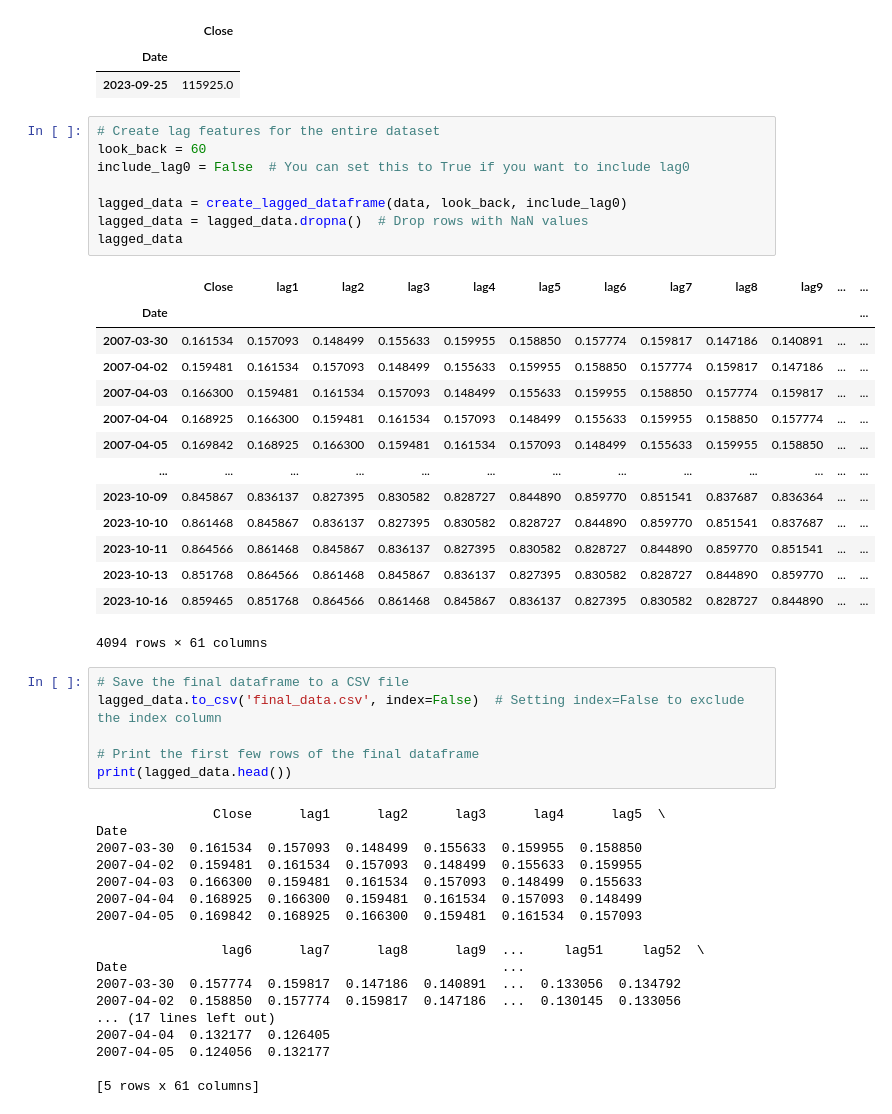
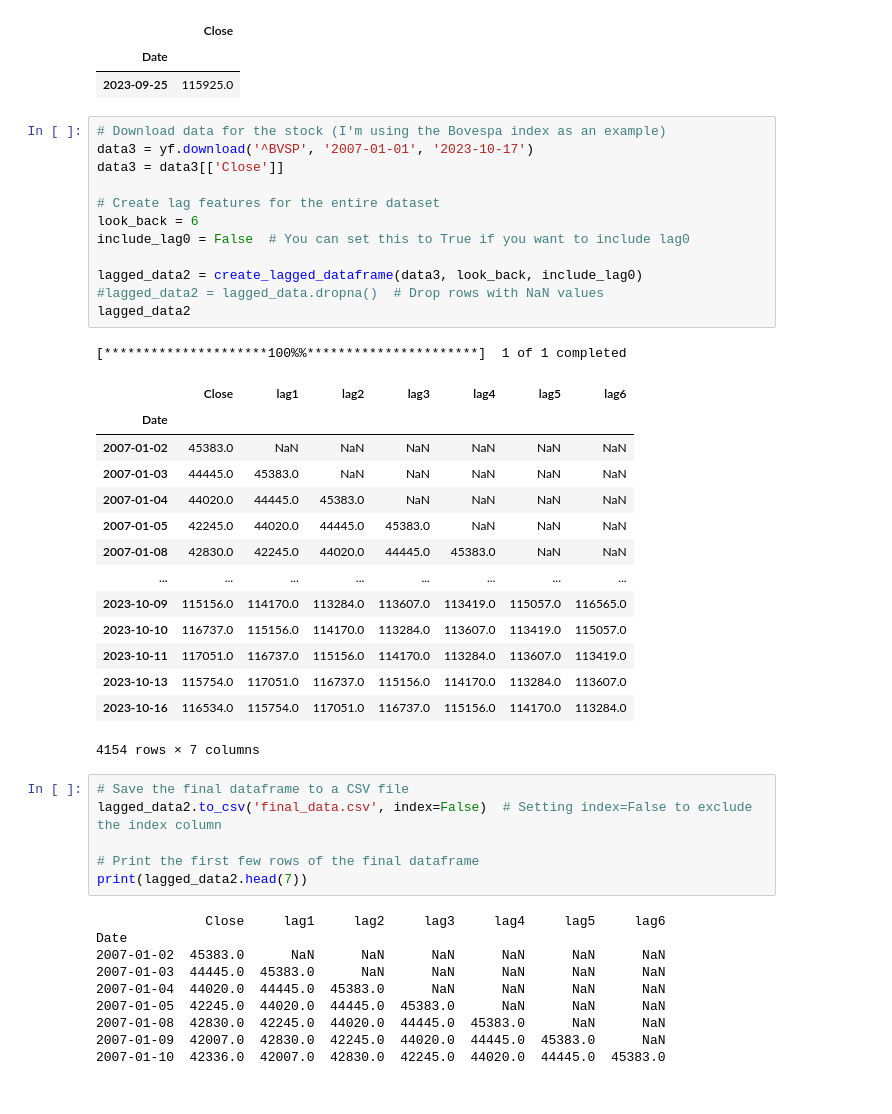
Before and after one commit to marreapato/Forecasting-BVSP-Deep-Learning, a Jupyter notebook: Baseline_Com_Lags.ipynb, the cells around one changed output. Cells and saved outputs as stored; diff of their text form.

```diff
--- a/Baseline_Com_Lags.ipynb
+++ b/Baseline_Com_Lags.ipynb
@@ -302,52 +327,49 @@ data2
 | Date |  |
 | 2023-09-25 | 115925.0 |
 # %%
+# Download data for the stock (I'm using the Bovespa index as an example)
+data3 = yf.download('^BVSP', '2007-01-01', '2023-10-17')
+data3 = data3[['Close']]
+
 # Create lag features for the entire dataset
-look_back = 60
+look_back = 6
 include_lag0 = False  # You can set this to True if you want to include lag0
 
-lagged_data = create_lagged_dataframe(data, look_back, include_lag0)
-lagged_data = lagged_data.dropna()  # Drop rows with NaN values
-lagged_data
+lagged_data2 = create_lagged_dataframe(data3, look_back, include_lag0)
+#lagged_data2 = lagged_data.dropna()  # Drop rows with NaN values
+lagged_data2
 # %% [output]
+[*********************100%%**********************]  1 of 1 completed
-|  | Close | lag1 | lag2 | lag3 | lag4 | lag5 | lag6 | lag7 | lag8 | lag9 | ... | ... |
-| Date |  |  |  |  |  |  |  |  |  |  |  | ... |
-| 2007-03-30 | 0.161534 | 0.157093 | 0.148499 | 0.155633 | 0.159955 | 0.158850 | 0.157774 | 0.159817 | 0.147186 | 0.140891 | ... | ... |
-| 2007-04-02 | 0.159481 | 0.161534 | 0.157093 | 0.148499 | 0.155633 | 0.159955 | 0.158850 | 0.157774 | 0.159817 | 0.147186 | ... | ... |
-| 2007-04-03 | 0.166300 | 0.159481 | 0.161534 | 0.157093 | 0.148499 | 0.155633 | 0.159955 | 0.158850 | 0.157774 | 0.159817 | ... | ... |
-| 2007-04-04 | 0.168925 | 0.166300 | 0.159481 | 0.161534 | 0.157093 | 0.148499 | 0.155633 | 0.159955 | 0.158850 | 0.157774 | ... | ... |
-| 2007-04-05 | 0.169842 | 0.168925 | 0.166300 | 0.159481 | 0.161534 | 0.157093 | 0.148499 | 0.155633 | 0.159955 | 0.158850 | ... | ... |
-| ... | ... | ... | ... | ... | ... | ... | ... | ... | ... | ... | ... | ... |
-| 2023-10-09 | 0.845867 | 0.836137 | 0.827395 | 0.830582 | 0.828727 | 0.844890 | 0.859770 | 0.851541 | 0.837687 | 0.836364 | ... | ... |
-| 2023-10-10 | 0.861468 | 0.845867 | 0.836137 | 0.827395 | 0.830582 | 0.828727 | 0.844890 | 0.859770 | 0.851541 | 0.837687 | ... | ... |
-| 2023-10-11 | 0.864566 | 0.861468 | 0.845867 | 0.836137 | 0.827395 | 0.830582 | 0.828727 | 0.844890 | 0.859770 | 0.851541 | ... | ... |
-| 2023-10-13 | 0.851768 | 0.864566 | 0.861468 | 0.845867 | 0.836137 | 0.827395 | 0.830582 | 0.828727 | 0.844890 | 0.859770 | ... | ... |
-| 2023-10-16 | 0.859465 | 0.851768 | 0.864566 | 0.861468 | 0.845867 | 0.836137 | 0.827395 | 0.830582 | 0.828727 | 0.844890 | ... | ... |
+|  | Close | lag1 | lag2 | lag3 | lag4 | lag5 | lag6 |
+| Date |  |  |  |  |  |  |  |
+| 2007-01-02 | 45383.0 | NaN | NaN | NaN | NaN | NaN | NaN |
+| 2007-01-03 | 44445.0 | 45383.0 | NaN | NaN | NaN | NaN | NaN |
+| 2007-01-04 | 44020.0 | 44445.0 | 45383.0 | NaN | NaN | NaN | NaN |
+| 2007-01-05 | 42245.0 | 44020.0 | 44445.0 | 45383.0 | NaN | NaN | NaN |
+| 2007-01-08 | 42830.0 | 42245.0 | 44020.0 | 44445.0 | 45383.0 | NaN | NaN |
+| ... | ... | ... | ... | ... | ... | ... | ... |
+| 2023-10-09 | 115156.0 | 114170.0 | 113284.0 | 113607.0 | 113419.0 | 115057.0 | 116565.0 |
+| 2023-10-10 | 116737.0 | 115156.0 | 114170.0 | 113284.0 | 113607.0 | 113419.0 | 115057.0 |
+| 2023-10-11 | 117051.0 | 116737.0 | 115156.0 | 114170.0 | 113284.0 | 113607.0 | 113419.0 |
+| 2023-10-13 | 115754.0 | 117051.0 | 116737.0 | 115156.0 | 114170.0 | 113284.0 | 113607.0 |
+| 2023-10-16 | 116534.0 | 115754.0 | 117051.0 | 116737.0 | 115156.0 | 114170.0 | 113284.0 |
-4094 rows × 61 columns
+4154 rows × 7 columns
 # %%
 # Save the final dataframe to a CSV file
-lagged_data.to_csv('final_data.csv', index=False)  # Setting index=False to exclude the index column
+lagged_data2.to_csv('final_data.csv', index=False)  # Setting index=False to exclude the index column
 
 # Print the first few rows of the final dataframe
-print(lagged_data.head())
+print(lagged_data2.head(7))
 # %% [output]
-               Close      lag1      lag2      lag3      lag4      lag5  \
+              Close     lag1     lag2     lag3     lag4     lag5     lag6
 Date
-2007-03-30  0.161534  0.157093  0.148499  0.155633  0.159955  0.158850
-2007-04-02  0.159481  0.161534  0.157093  0.148499  0.155633  0.159955
-2007-04-03  0.166300  0.159481  0.161534  0.157093  0.148499  0.155633
-2007-04-04  0.168925  0.166300  0.159481  0.161534  0.157093  0.148499
-2007-04-05  0.169842  0.168925  0.166300  0.159481  0.161534  0.157093
-
-                lag6      lag7      lag8      lag9  ...     lag51     lag52  \
-Date                                                ...
-2007-03-30  0.157774  0.159817  0.147186  0.140891  ...  0.133056  0.134792
-2007-04-02  0.158850  0.157774  0.159817  0.147186  ...  0.130145  0.133056
-... (17 lines left out)
-2007-04-04  0.132177  0.126405
-2007-04-05  0.124056  0.132177
-
-[5 rows x 61 columns]
+2007-01-02  45383.0      NaN      NaN      NaN      NaN      NaN      NaN
+2007-01-03  44445.0  45383.0      NaN      NaN      NaN      NaN      NaN
+2007-01-04  44020.0  44445.0  45383.0      NaN      NaN      NaN      NaN
+2007-01-05  42245.0  44020.0  44445.0  45383.0      NaN      NaN      NaN
+2007-01-08  42830.0  42245.0  44020.0  44445.0  45383.0      NaN      NaN
+2007-01-09  42007.0  42830.0  42245.0  44020.0  44445.0  45383.0      NaN
+2007-01-10  42336.0  42007.0  42830.0  42245.0  44020.0  44445.0  45383.0
 # %%
 from sklearn.tree import DecisionTreeRegressor
 import matplotlib.pyplot as plt
```
Also changed, not shown: parts of 11 cells of this notebook.
